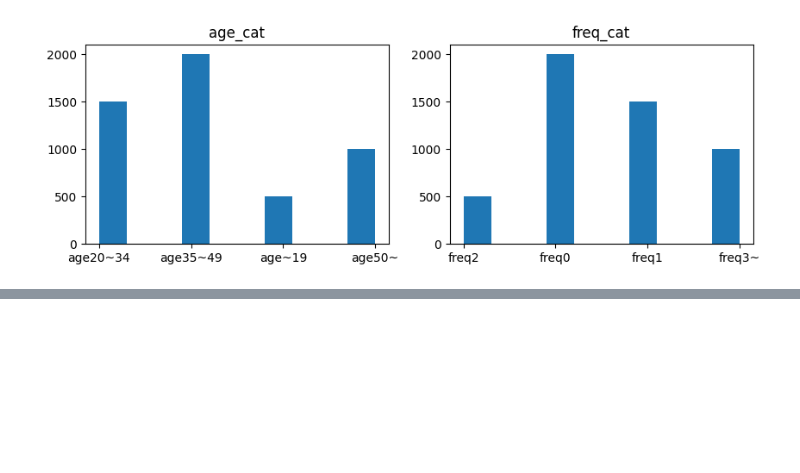
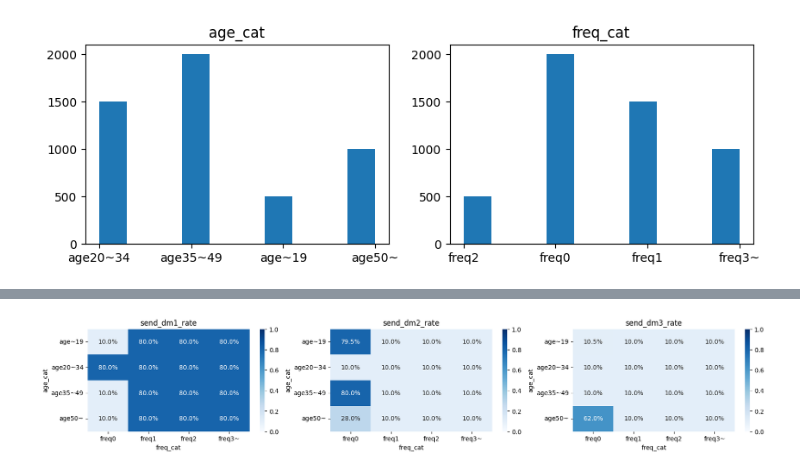
Before and after one commit to akmiccom/python_optimize, a Jupyter notebook: notebooks/chapter_04.ipynb, the cells around one changed output, grey strips where cells are left out. Saved outputs shown, nothing was run; the diff lists cells and outputs as text; code cells hidden in the pictures; blank space fills up the shorter version.

```diff
--- a/notebooks/chapter_04.ipynb
+++ b/notebooks/chapter_04.ipynb
@@ -73,0 +108,3 @@ visit_probability_df
+# %%
+for i in I:
+    problem += lpSum(xim[i, m] for m in M) == 1
@@ -73,0 +140,3 @@ visit_probability_df
+# %%
+cm = {1: 0, 2: 1000, 3: 2000}
+problem += lpSum(cm[m] * pim[i, m] * xim[i, m] for i in I for m in M) <= 1000000
@@ -73,0 +146,11 @@ visit_probability_df
+# %%
+S = prob_df['segment_id'].to_list()
+len(S)
+ns = cust_prob_df.groupby('segment_id')['customer_id'].count().to_dict()
+print(ns)
+si = cust_prob_df.set_index('customer_id')['segment_id'].to_dict()
+si
+
+for s in S:
+    for m in M:
+        problem += lpSum(xim[i, m] for i in I if si[i] == s) >= 0.1 * ns[s]
@@ -73,0 +171,9 @@ visit_probability_df
+# %%
+send_dm_df = pd.DataFrame(
+    [[xim[i, m].value() for m in M] for i in I],
+    columns=['send_dm1', 'send_dm2', 'send_dm3']
+    )
+display(send_dm_df.head())
+
+cust_send_df = pd.concat([cust_df[['customer_id', 'age_cat', 'freq_cat']], send_dm_df], axis=1)
+display(cust_send_df.head())
@@ -73,0 +193,10 @@ visit_probability_df
+# %%
+fig, axs = plt.subplots(1, 3, figsize=(20, 3))
+for i, ptn in enumerate(['send_dm1', 'send_dm2', 'send_dm3']):
+    cust_send_pivot_df = pd.pivot_table(data=cust_send_df, values=ptn, columns='freq_cat', index='age_cat', aggfunc='mean')
+    cust_send_pivot_df = cust_send_pivot_df.reindex(['age~19', 'age20~34', 'age35~49', 'age50~'])
+    sns.heatmap(cust_send_pivot_df, vmin=0, vmax=1, annot=True, fmt='.1%', cmap='Blues', ax=axs[i])
+    axs[i].set_title(f'{ptn}_rate')
+plt.show()
+# %% [output]
+[figure, added]
```
Also changed, not shown: parts of 24 cells of this notebook, 3 other files.
